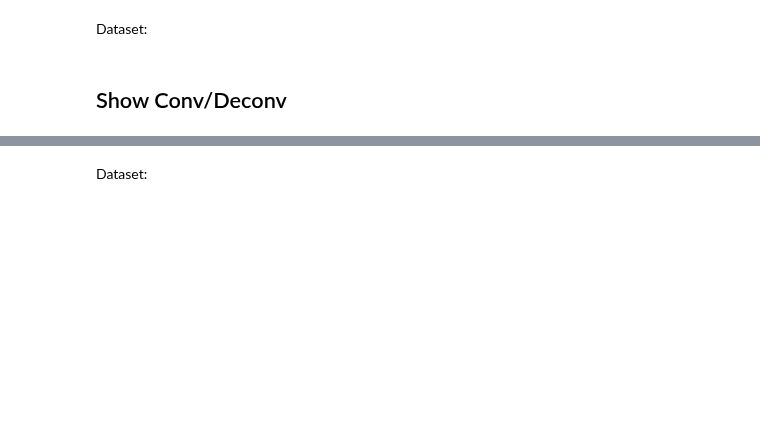
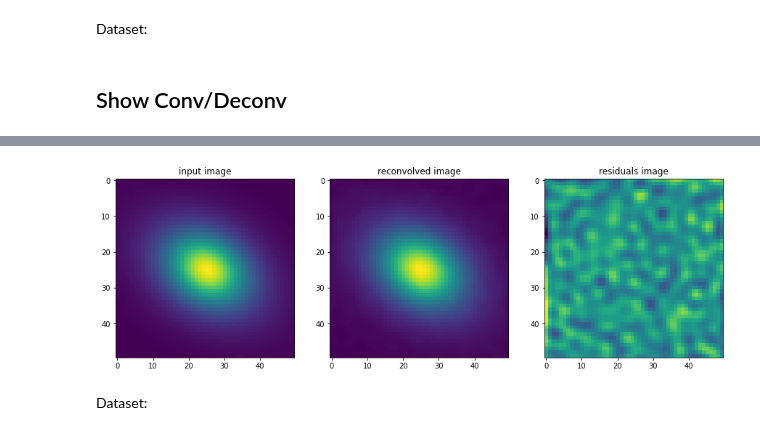
Before and after one commit to CosmoStat/autometacal, a Jupyter notebook: notebooks/metacal_proof_of_concept-Fourier-dataset.ipynb, the cells around one changed output, grey strips where cells are left out. Saved outputs shown, nothing was run; the diff lists cells and outputs as text; code cells hidden in the pictures; blank space fills up the shorter version.

```diff
--- a/notebooks/metacal_proof_of_concept-Fourier-dataset.ipynb
+++ b/notebooks/metacal_proof_of_concept-Fourier-dataset.ipynb
@@ -202,13 +203,7 @@ imipsf.array.shape
 # %% [output]
 (100, 100)
 # %%
-tfimpsf = tf.convert_to_tensor(impsf.array, dtype=tf.complex64)
-tfimipsf = tf.convert_to_tensor(imipsf.array, dtype=tf.complex64)
-tfimgal = tf.convert_to_tensor(imgal.array, dtype=tf.complex64)
-tfimnos = tf.convert_to_tensor(imnos.array, dtype=tf.complex64)
+tfimpsf = tf.signal.fftshift(tf.expand_dims(tf.convert_to_tensor(impsf.array, dtype=tf.complex64),0),axes=2)[:,:,:(img_size*interp_factor*padding_factor)//2+1]
+tfimipsf = tf.expand_dims(tf.convert_to_tensor(imipsf.array, dtype=tf.complex64),0)
+tfimgal = tf.expand_dims(tf.convert_to_tensor(imgal.array, dtype=tf.complex64),0)
+tfimnos = tf.expand_dims(tf.convert_to_tensor(imnos.array, dtype=tf.complex64),0)
-# %%
-tfimgal = tf.expand_dims(tfimgal ,0)
-tfimnos = tf.expand_dims(tfimnos ,0)
-tfimpsf = tf.expand_dims(tfimpsf ,0)
-tfimipsf = tf.expand_dims(tfimipsf ,0)
-tfimpsf = tf.signal.fftshift(tfimpsf,axes=2)[:,:,:(img_size*interp_factor*padding_factor)//2+1]
@@ -253,14 +246,16 @@ tst2 = tf.image.resize_with_crop_or_pad(tst2, img_size, img_size)
 # %%
 figure(figsize=[15,5])
 subplot(131)
 title('input image')
 imshow(image_shear)
 subplot(132)
 title('reconvolved image')
 imshow(tst2[0]);
 subplot(133)
 title('residuals image')
-imshow(((tst2[0,...,0] - obs_imag.array)));# colorbar();
+imshow(((tst2[0,...,0] - image_shear)));# colorbar();
+# %% [output]
+[figure, added]
 # %% [markdown]
 Dataset:
 # %%
```
Also changed, not shown: parts of 28 cells of this notebook, 4 other files.
